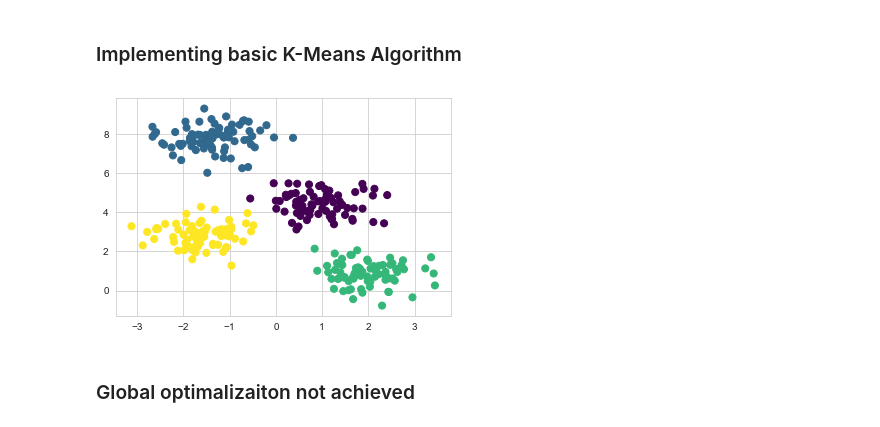
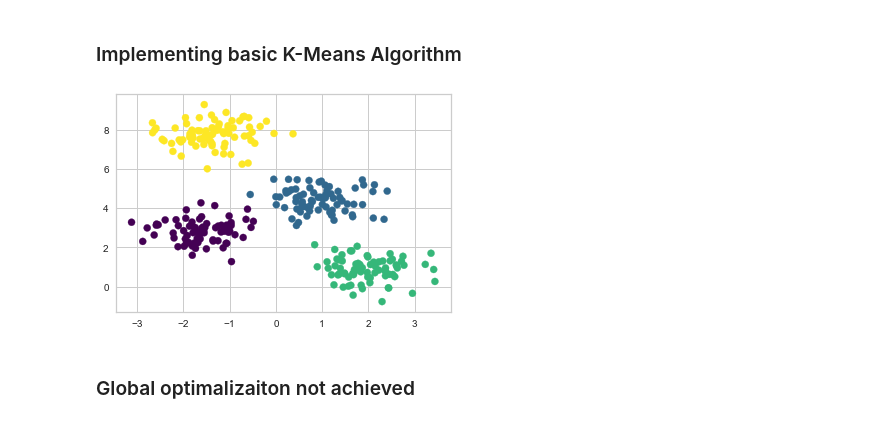
Before and after one commit to Jay4869/Data-Science, a Jupyter notebook: Machine Learning/Clustering/K-Means Clustering.ipynb, the cells around one changed output. Drawn from its saved outputs; the diff is of its cells as text; code cells hidden in the pictures.

```diff
--- a/Machine Learning/Clustering/K-Means Clustering.ipynb
+++ b/Machine Learning/Clustering/K-Means Clustering.ipynb
@@ -132,35 +137,34 @@ plt.show()
 ### Implementing basic K-Means Algorithm
 # %%
 from sklearn.metrics import pairwise_distances_argmin
+from random import sample
 
 def find_clusters(X, n_clusters, rseed=2):
     # 1. Randomly choose clusters
-    rng = np.random.RandomState(rseed)
-    i = rng.permutation(X.shape[0])[:n_clusters]
-    # i = sample(range(X.shape[0]), n_clusters)
+    # rng = np.random.RandomState(rseed)
+    # i = rng.permutation(X.shape[0])[:n_clusters]
+    i = sample(range(X.shape[0]), n_clusters)
     centers = X[i]
 
     while True:
         # 2a. Assign labels based on closest center
         labels = pairwise_distances_argmin(X, centers)
 
         # 2b. Find new centers from means of points
         new_centers = np.array([X[labels == i].mean(0) for i in range(n_clusters)])
 
         # 2c. Check for convergence
         if np.all(centers == new_centers):
             break
         centers = new_centers
 
     return centers, labels
 
 centers, labels = find_clusters(X, 4)
-plt.scatter(X[:, 0], X[:, 1], c=labels,
-            s=50, cmap='viridis')
-
+plt.scatter(X[:, 0], X[:, 1], c=labels, s=50, cmap='viridis')
 plt.show()
 # %% [output]
-[figure, old version]
+[figure, new version]
 # %% [markdown]
 ### Global optimalizaiton not achieved
 # %% [markdown]
```
Also changed, not shown: parts of 5 cells of this notebook.
